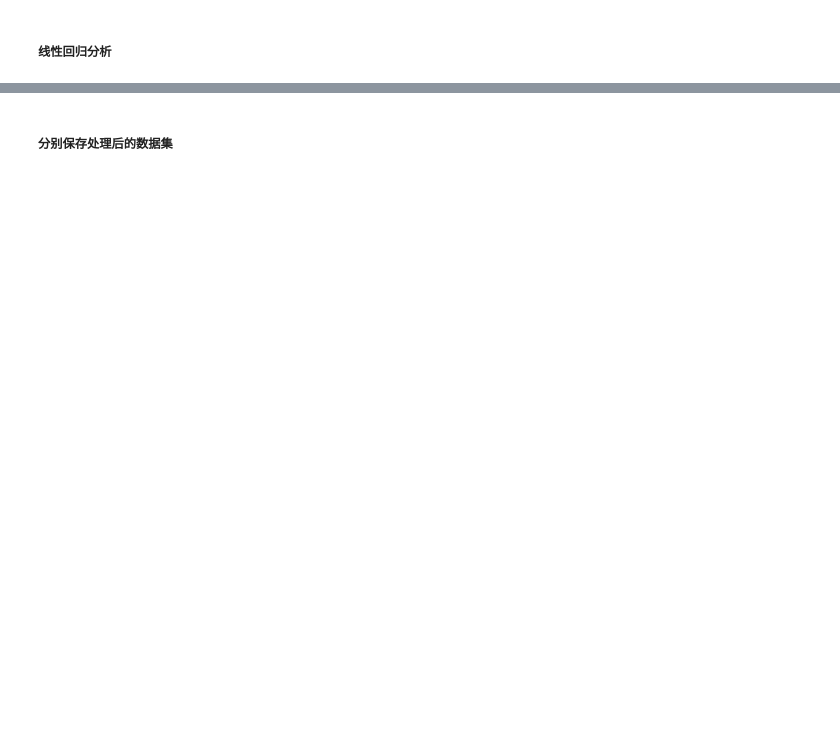
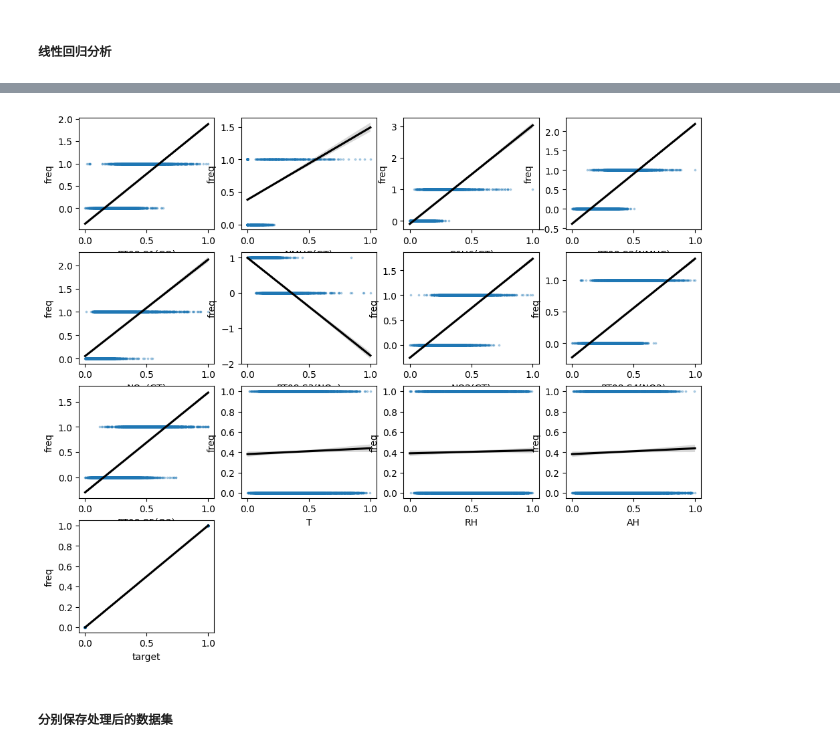
Before and after one commit to fengyan-cn/COMP9414, a Jupyter notebook: data_processing.ipynb, the cells around one changed output, grey strips where cells are left out. Cells and saved outputs as stored; diff of their text form; code cells hidden in the pictures; blank space fills up the shorter version.

```diff
--- a/data_processing.ipynb
+++ b/data_processing.ipynb
@@ -288,3 +306,0 @@ data_preNOX.head()
-# %%
-data_preNOx = pd.concat([data_preNOX, target_NOx], axis=1)
-data_preCO = pd.concat([data_preCO, target_CO], axis=1)
@@ -291,2 +321,6 @@ data_preCO = pd.concat([data_preCO, target_CO], axis=1)
+# %%
+plot_reg(data_preCO, "target")
+# %% [output]
+[figure, added]
 # %% [markdown]
 ##### 分别保存处理后的数据集
```
Also changed, not shown: parts of 19 cells of this notebook.
